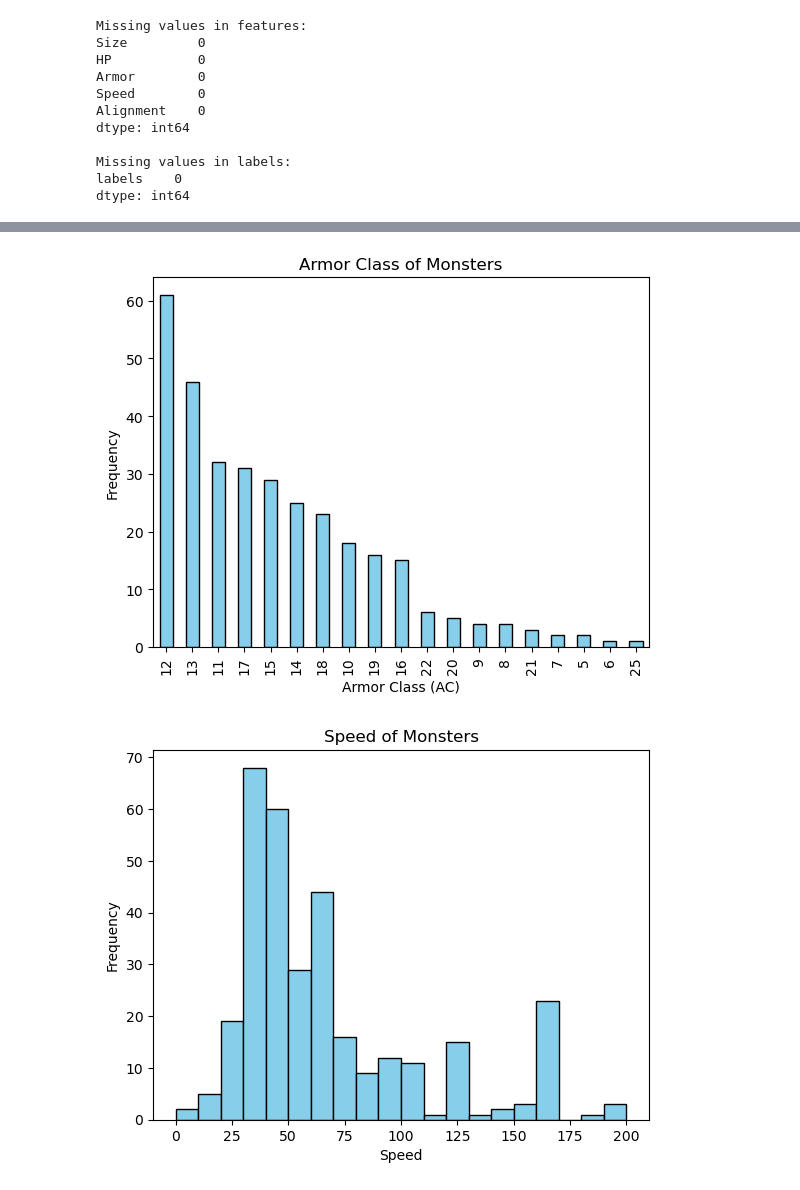
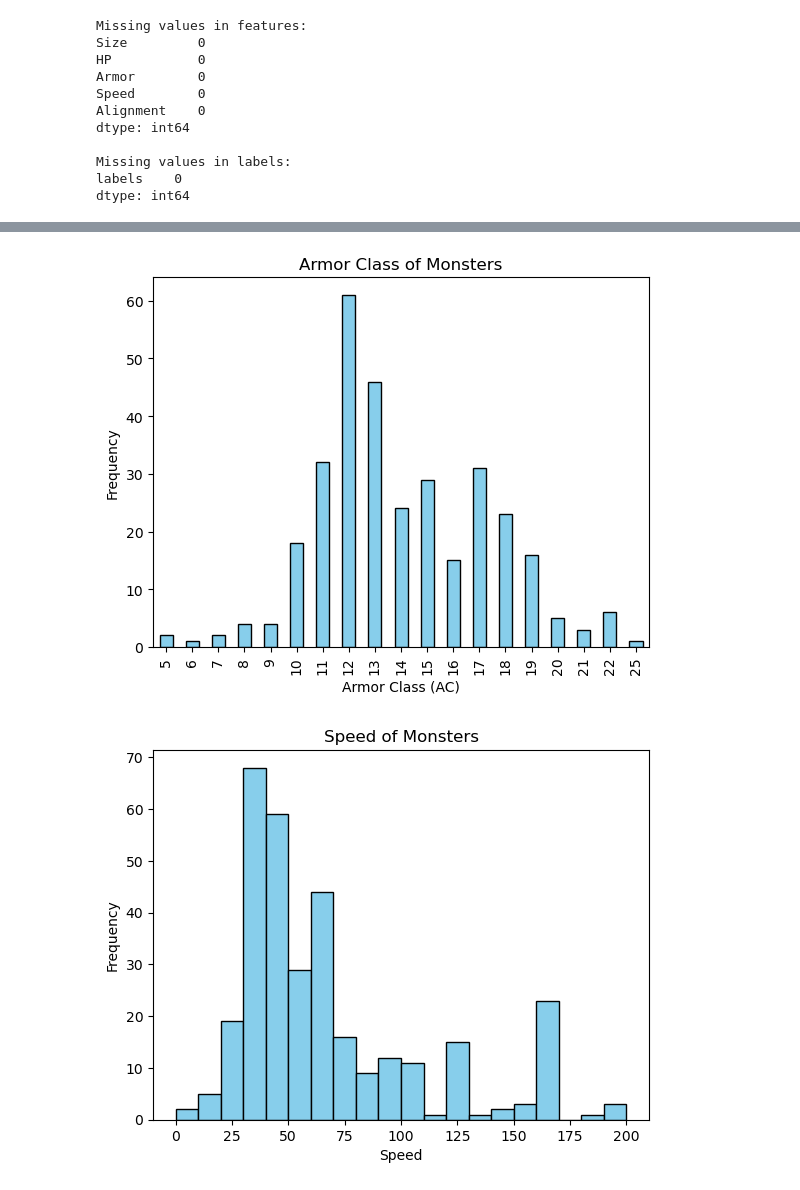
Before and after one commit to Dorffasaurus/supreme-dollop, a Jupyter notebook: Project.ipynb, the cells around one changed output, grey strips where cells are left out. Cells and saved outputs as stored; diff of their text form; code cells hidden in the pictures.

```diff
--- a/Project.ipynb
+++ b/Project.ipynb
@@ -16,7 +23,7 @@ from sklearn.linear_model import LinearRegression
 # Pull data from csv
 df = pd.read_csv('Dd5e_monsters.csv')
 # Create map to convert size and alignment to numeric values
-sizemap = {"Tiny": 0,"Small": 1, "Medium": 2,  "Large": 3, "Huge": 4, "Gargantuan": 5, "Colossal": 6}
+sizemap = {"Tiny": 1,"Small": 3, "Medium": 6,  "Large": 9, "Huge": 12, "Gargantuan": 15}
 allmap = {" Chaotic Evil": 0, " Chaotic Good": 1, " Chaotic Neutral": 2, " Lawful Evil": 3,
            " Lawful Good": 4, " Lawful Neutral": 5, " Neutral": 6, " Neutral Evil": 7,  " Neutral Good": 8, " Any Alignment": 9,
            " Any Non-good Alignment": 10, " Any Non-lawful Alignment": 11, " Any Chaotic Alignment": 12," Unaligned": 13,}
@@ -25,14 +32,22 @@ allmap = {" Chaotic Evil": 0, " Chaotic Good": 1, " Chaotic Neutral": 2, " Lawfu
 # Split Race and Alignment into two columns
 df['Race + alignment'] = df['Race + alignment'].str.replace(r'[\"\']', '')
 df[['Race', 'Alignment']] = df['Race + alignment'].apply(lambda x: pd.Series(x.split(',', 1)))
-
+#Replace alignment with the map
 df.replace({"Alignment": allmap}, inplace=True)
 df['Alignment'] = df['Alignment'].replace(to_replace=r'\D', value='', regex=True)
 # Convert the "Alignment" column to numeric type
 df['Alignment'] = pd.to_numeric(df['Alignment'], errors='coerce')
 df['Alignment'].fillna(0, inplace=True)
+# Create a boolean mask for rows where Alignment is higher than 13
+mask = df['Alignment'] > 13
+# Drop rows based on the boolean mask
+df.drop(df[mask].index, inplace=True)
+# Reset the index after dropping rows
+df.reset_index(drop=True, inplace=True)
+# Drop race too many values to map
 
-# Drop race too many values to map
+
+
 df.drop("Race", axis=1, inplace=True)
 # Drop duplicate columns
 df.drop("Race + alignment", axis=1, inplace=True)
@@ -45,8 +60,6 @@ df['Armor'] = df['Armor'].str.extract('(\d+)', expand=False)
 df['Armor'] = pd.to_numeric(df['Armor'], errors='coerce')
 df['Speed'] = df['Speed'].str.extractall('(\d+)').astype(float).groupby(level=0).sum()
 df['Size'] = pd.to_numeric(df['Size'], errors='coerce')
-
-
 df['Challenge rating  (XP)'] = df['Challenge rating  (XP)'].str.extract(r'"?(\d+)"?')
 # Convert the extracted values to numeric type
 df['Challenge rating  (XP)'] = pd.to_numeric(df['Challenge rating  (XP)'], errors='coerce')
@@ -59,13 +72,16 @@ df.rename(columns={'Challenge rating  (XP)': 'Challenge Rating'}, inplace=True)
 labels = pd.DataFrame({'labels': df['Challenge Rating'].astype(int)})
 labels.to_csv('labels.csv', index=False)
 names = pd.DataFrame({'labels': df['Name']})
+#Remove name and CR from the dataframe as name is too diffictult to map and CR is the label
 df.drop("Name", axis=1, inplace=True)
 df.drop("Challenge Rating", axis=1, inplace=True)
-#df.drop("Challenge rating", axis=1, inplace=True)
 
 
 df.to_csv('Dd5e_monsters_clean.csv', index=False)
-
+scaler = RobustScaler()
+scaled_data = scaler.fit_transform(df)
+scaled_dataFrame = pd.DataFrame(scaled_data, columns=df.columns)
+scaled_dataFrame.to_csv('Dd5e_monsters_clean_scaled.csv', index=False)
 # Check for missing values in features and labels
 print("Missing values in features:")
 print(df.isnull().sum())
@@ -106,11 +122,21 @@ plt.show()
 # %%
-df['Armor'].value_counts().plot.bar(color='skyblue', edgecolor='black')
+
+# Group by 'Armor' and count the occurrences
+armor_counts = df.groupby('Armor').size().sort_index()
+
+# Plotting
+armor_counts.plot.bar(color='skyblue', edgecolor='black')
 plt.xlabel('Armor Class (AC)')
 plt.ylabel('Frequency')
 plt.title('Armor Class of Monsters')
 plt.show()
+#df['Armor'].value_counts().plot.bar(color='skyblue', edgecolor='black')
+#plt.xlabel('Armor Class (AC)')
+#plt.ylabel('Frequency')
+#plt.title('Armor Class of Monsters')
+#plt.show()
 # %% [output]
-[figure, old version]
+[figure, new version]
 # %%
 df['Speed'].plot.hist(bins=20, color='skyblue', edgecolor='black')
 plt.xlabel('Speed')
@@ -118,4 +144,4 @@ plt.ylabel('Frequency')
 plt.title('Speed of Monsters')
 plt.show()
 # %% [output]
-[figure, old version]
+[figure, new version]
```
Also changed, not shown: parts of 16 cells of this notebook.
